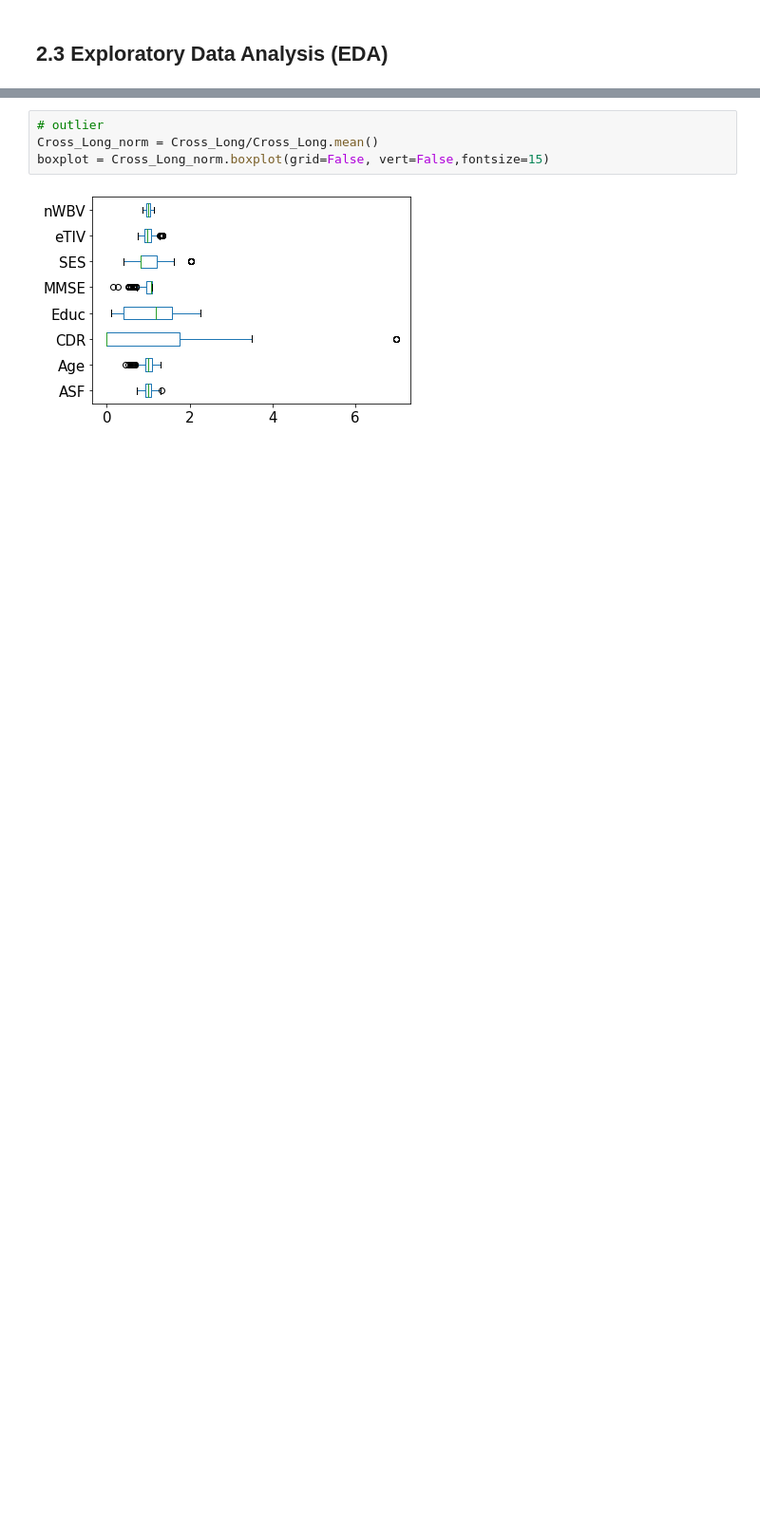
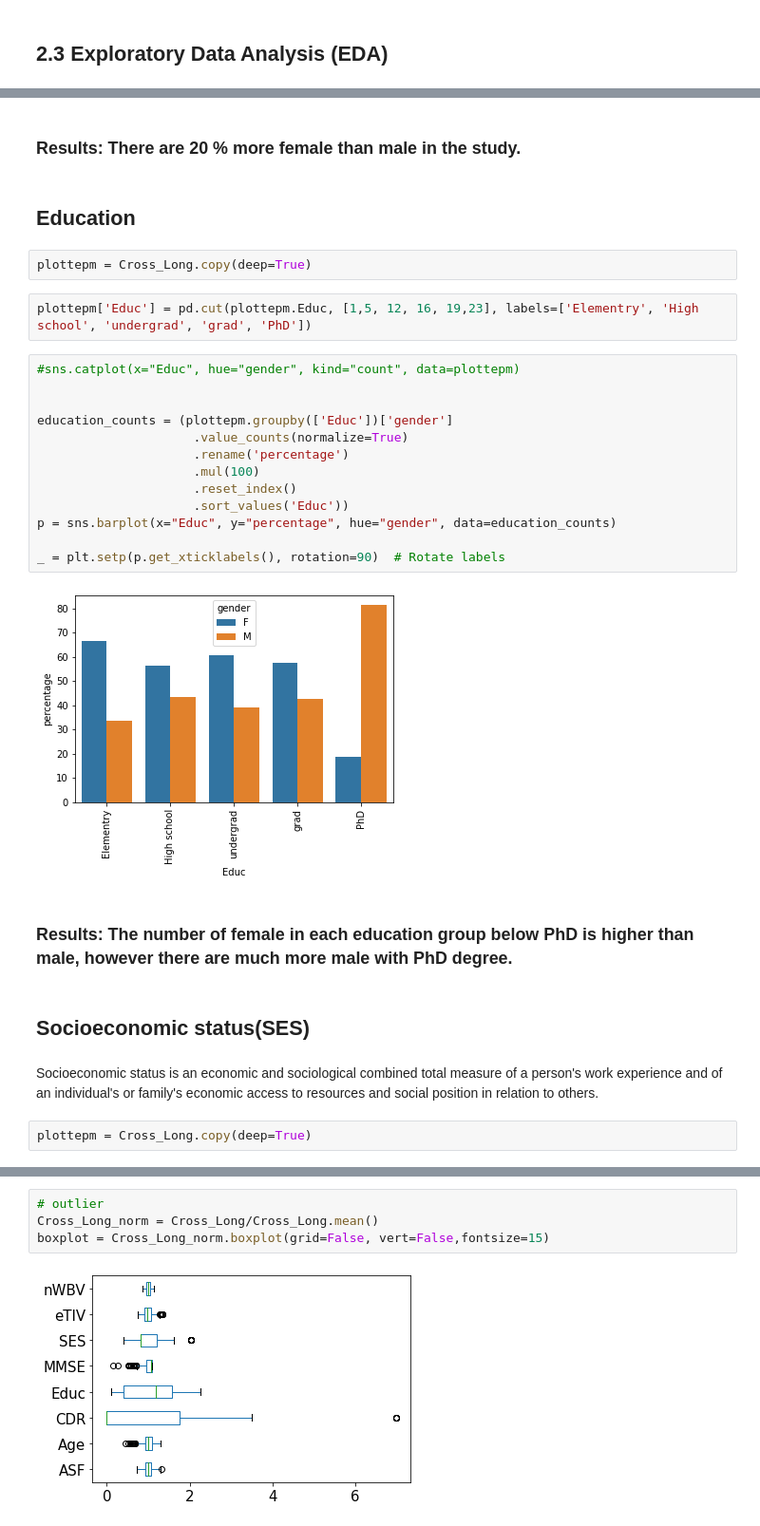
Before and after one commit to md-dehghan/Springboard, a Jupyter notebook: Capstone2/Project/AlzhimerPrediction.ipynb, the cells around one changed output, grey strips where cells are left out. Shown at 95% size. Saved outputs shown, nothing was run; the diff lists cells and outputs as text; blank space fills up the shorter version.

```diff
--- a/Capstone2/Project/AlzhimerPrediction.ipynb
+++ b/Capstone2/Project/AlzhimerPrediction.ipynb
@@ -384,0 +428,31 @@ sns.countplot(data = Cross_Long_cat, x = 'gender')
+# %% [markdown]
+### Results: There are 20 % more female than male in the study.
+# %% [markdown]
+## Education
+# %%
+plottepm = Cross_Long.copy(deep=True)
+# %%
+plottepm['Educ'] = pd.cut(plottepm.Educ, [1,5, 12, 16, 19,23], labels=['Elementry', 'High school', 'undergrad', 'grad', 'PhD'])
+# %%
+#sns.catplot(x="Educ", hue="gender", kind="count", data=plottepm)
+
+
+education_counts = (plottepm.groupby(['Educ'])['gender']
+                     .value_counts(normalize=True)
+                     .rename('percentage')
+                     .mul(100)
+                     .reset_index()
+                     .sort_values('Educ'))
+p = sns.barplot(x="Educ", y="percentage", hue="gender", data=education_counts)
+
+_ = plt.setp(p.get_xticklabels(), rotation=90)  # Rotate labels
+# %% [output]
+[figure, added]
+# %% [markdown]
+### Results: The number of female in each education group below PhD is higher than male, however there are much more male with PhD degree.
+# %% [markdown]
+## Socioeconomic status(SES)
+# %% [markdown]
+Socioeconomic status is an economic and sociological combined total measure of a person's work experience and of an individual's or family's economic access to resources and social position in relation to others.
+# %%
+plottepm = Cross_Long.copy(deep=True)
```
Also changed, not shown: parts of 71 cells of this notebook.
